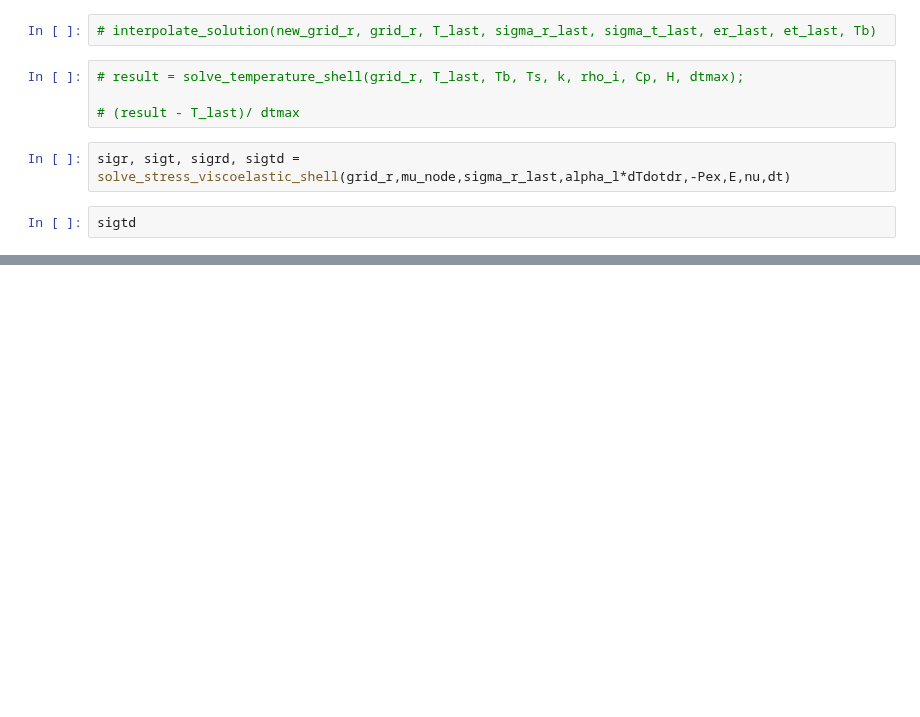
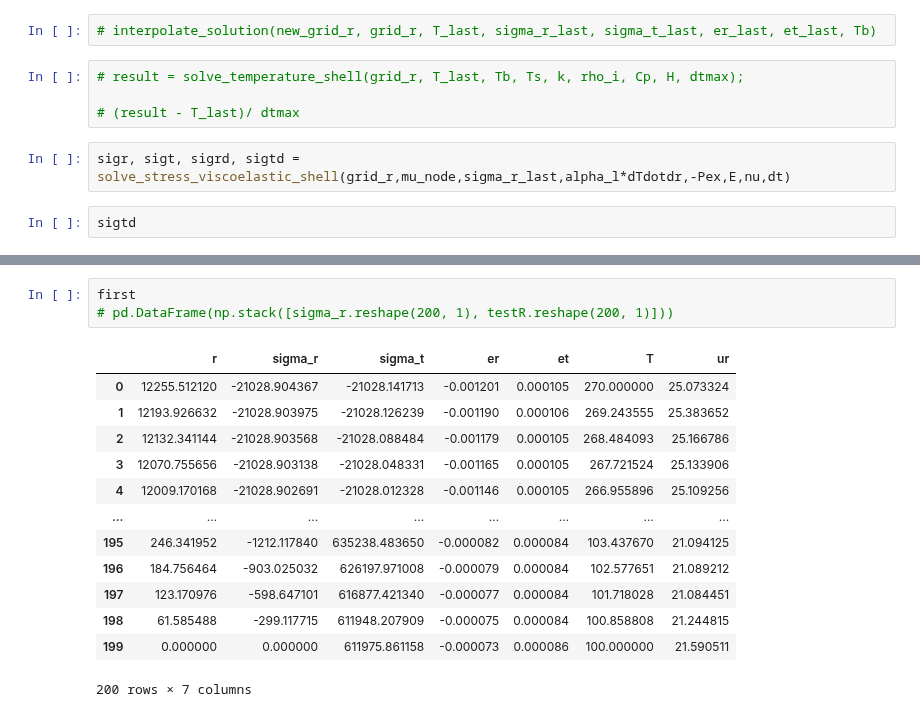
Before and after one commit to ssajous/europa-cycloids, a Jupyter notebook: src/Thermal Stress.ipynb, the cells around one changed output, grey strips where cells are left out. Cells and saved outputs as stored; diff of their text form; blank space fills up the shorter version.

```diff
--- a/src/Thermal Stress.ipynb
+++ b/src/Thermal Stress.ipynb
@@ -542,0 +584,17 @@ LHS
+# %%
+first
+# pd.DataFrame(np.stack([sigma_r.reshape(200, 1), testR.reshape(200, 1)]))
+# %% [output]
+|  | r | sigma_r | sigma_t | er | et | T | ur |
+| 0 | 12255.512120 | -21028.904367 | -21028.141713 | -0.001201 | 0.000105 | 270.000000 | 25.073324 |
+| 1 | 12193.926632 | -21028.903975 | -21028.126239 | -0.001190 | 0.000106 | 269.243555 | 25.383652 |
+| 2 | 12132.341144 | -21028.903568 | -21028.088484 | -0.001179 | 0.000105 | 268.484093 | 25.166786 |
+| 3 | 12070.755656 | -21028.903138 | -21028.048331 | -0.001165 | 0.000105 | 267.721524 | 25.133906 |
+| 4 | 12009.170168 | -21028.902691 | -21028.012328 | -0.001146 | 0.000105 | 266.955896 | 25.109256 |
+| ... | ... | ... | ... | ... | ... | ... | ... |
+| 195 | 246.341952 | -1212.117840 | 635238.483650 | -0.000082 | 0.000084 | 103.437670 | 21.094125 |
+| 196 | 184.756464 | -903.025032 | 626197.971008 | -0.000079 | 0.000084 | 102.577651 | 21.089212 |
+| 197 | 123.170976 | -598.647101 | 616877.421340 | -0.000077 | 0.000084 | 101.718028 | 21.084451 |
+| 198 | 61.585488 | -299.117715 | 611948.207909 | -0.000075 | 0.000084 | 100.858808 | 21.244815 |
+| 199 | 0.000000 | 0.000000 | 611975.861158 | -0.000073 | 0.000086 | 100.000000 | 21.590511 |
+200 rows × 7 columns
```
Also changed, not shown: parts of 10 cells of this notebook.
